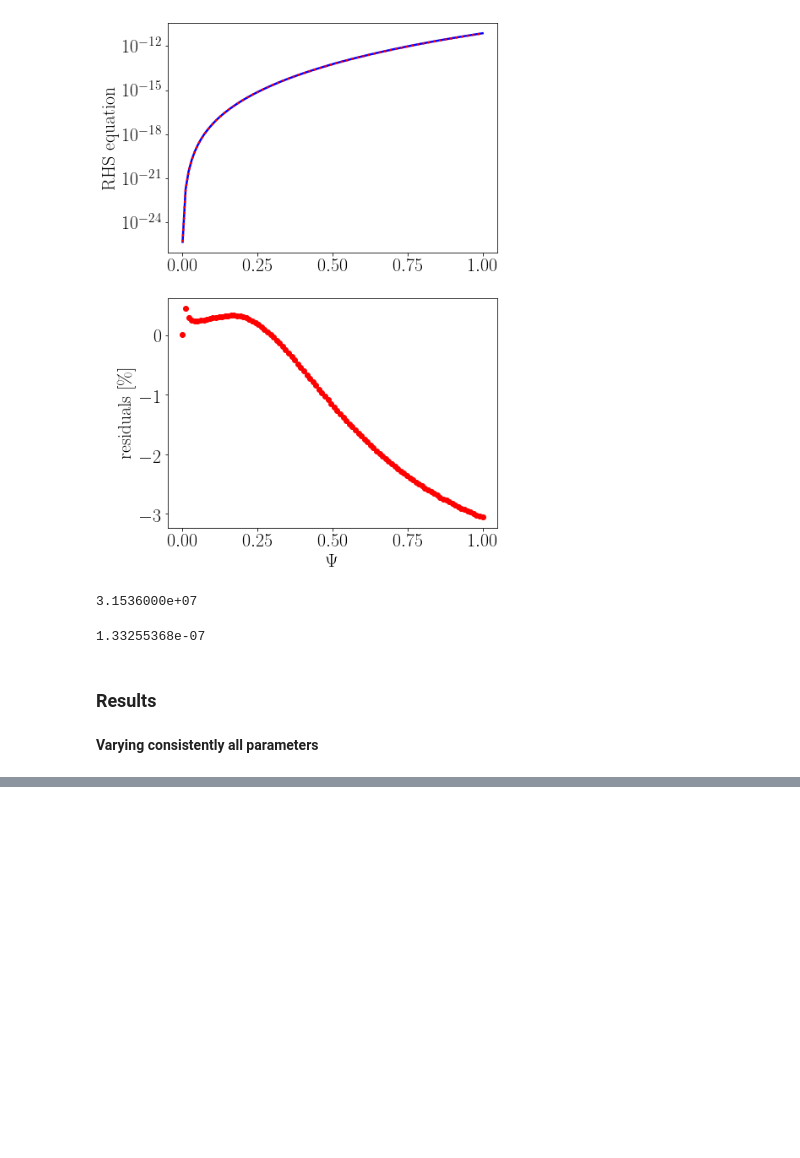
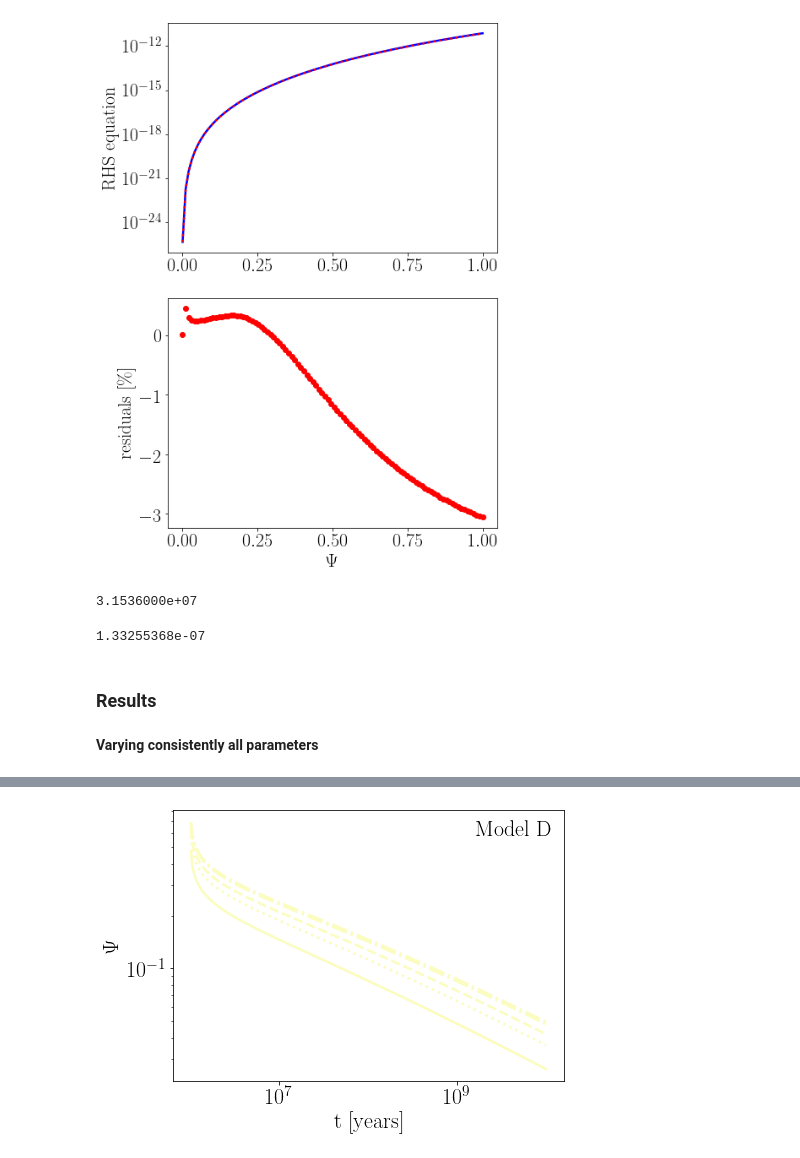
Before and after one commit to mariabenitocst/brown_dwarfs_palatini, a Jupyter notebook: jupyter-notebook/evolution_degeneracy.ipynb, the cells around one changed output, grey strips where cells are left out. Cells and saved outputs as stored; diff of their text form; code cells hidden in the pictures; blank space fills up the shorter version.

```diff
--- a/jupyter-notebook/evolution_degeneracy.ipynb
+++ b/jupyter-notebook/evolution_degeneracy.ipynb
@@ -217,0 +261,25 @@ colors = colors[::-1] # reverse tuple
+# %%
+fig, ax = plt.subplots(1, 1, figsize=(7, 5))
+
+j = 0
+for a in alpha[0:1]:
+    i = 0
+    for m in M:
+        ax.plot(time[a], psi[a][m], ls=ls[i], lw=2.5, color=colors[j])
+        i += 1
+    j = j+1
+
+text_box = AnchoredText("Model D", frameon=False, loc=1, pad=0.01)
+plt.setp(text_box.patch, facecolor="white")
+ax.add_artist(text_box)
+
+#ax.grid(ls='--', alpha=0.5, which="both") # plot grid
+#for axis in ['top','bottom','left','right']: # change linesize of borders - aesthetics
+#    ax.spines[axis].set_linewidth(1.5)
+
+ax.set_ylabel(r"$\Psi$")
+ax.set_xlabel("t [years]")
+ax.set_xscale("log")
+ax.set_yscale("log")
+# %% [output]
+[figure, added]
```
Also changed, not shown: parts of 3 cells of this notebook.
